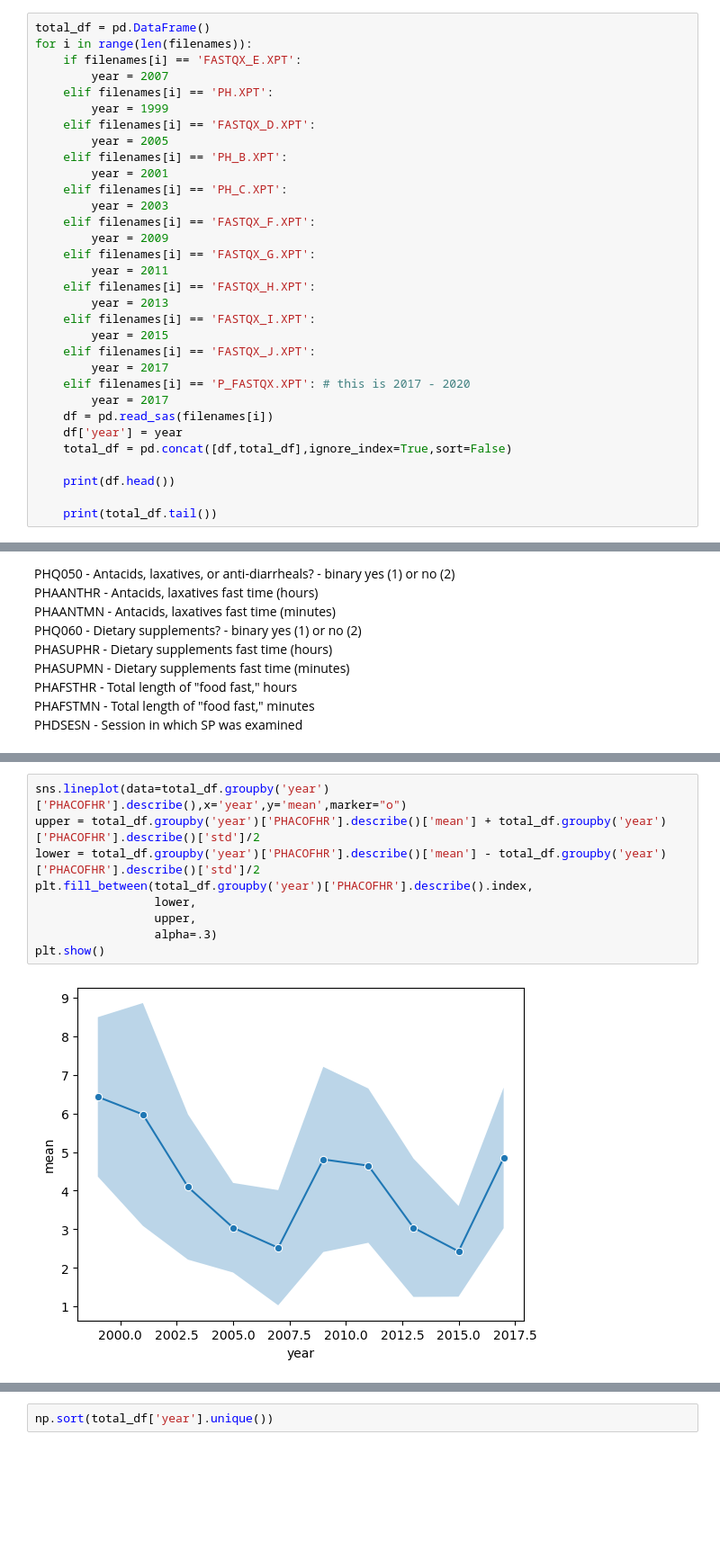
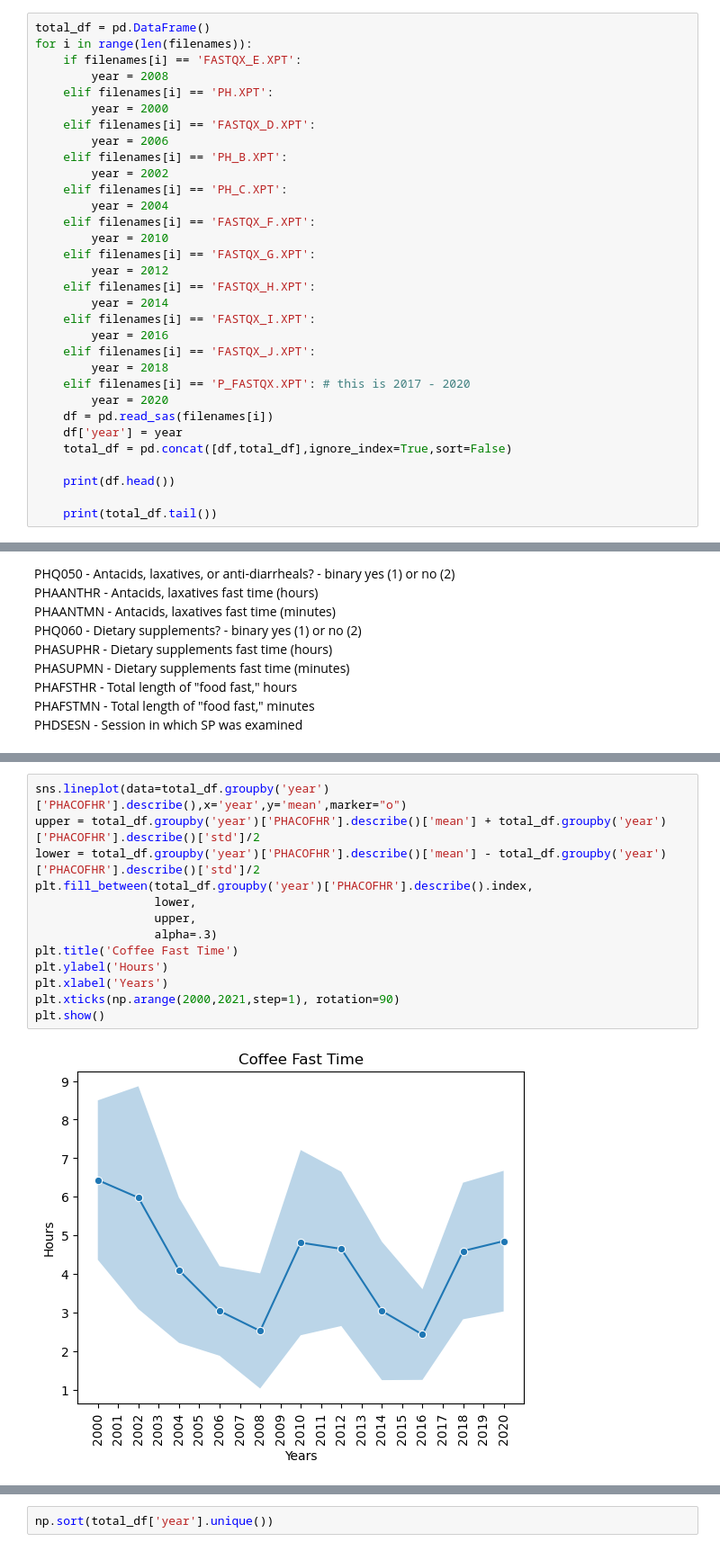
Before and after one commit to kpark11/Springboard, a Jupyter notebook: Data-Storytelling-Unit-18/NHANES_fasting/analysis.ipynb, the cells around one changed output, grey strips where cells are left out. Shown at 90% size. Drawn from its saved outputs; the diff is of its cells as text; blank space fills up the shorter version.

```diff
--- a/Data-Storytelling-Unit-18/NHANES_fasting/analysis.ipynb
+++ b/Data-Storytelling-Unit-18/NHANES_fasting/analysis.ipynb
@@ -23,27 +24,27 @@ filenames
 total_df = pd.DataFrame()
 for i in range(len(filenames)):
     if filenames[i] == 'FASTQX_E.XPT':
-        year = 2007
+        year = 2008
     elif filenames[i] == 'PH.XPT':
-        year = 1999
+        year = 2000
     elif filenames[i] == 'FASTQX_D.XPT':
-        year = 2005
+        year = 2006
     elif filenames[i] == 'PH_B.XPT':
-        year = 2001
+        year = 2002
     elif filenames[i] == 'PH_C.XPT':
-        year = 2003
+        year = 2004
     elif filenames[i] == 'FASTQX_F.XPT':
-        year = 2009
+        year = 2010
     elif filenames[i] == 'FASTQX_G.XPT':
-        year = 2011
+        year = 2012
     elif filenames[i] == 'FASTQX_H.XPT':
-        year = 2013
+        year = 2014
     elif filenames[i] == 'FASTQX_I.XPT':
-        year = 2015
+        year = 2016
     elif filenames[i] == 'FASTQX_J.XPT':
-        year = 2017
+        year = 2018
     elif filenames[i] == 'P_FASTQX.XPT': # this is 2017 - 2020
-        year = 2017
+        year = 2020
     df = pd.read_sas(filenames[i])
     df['year'] = year
     total_df = pd.concat([df,total_df],ignore_index=True,sort=False)
@@ -152,14 +154,18 @@ total_df.groupby('year')['PHACOFHR'].describe()
 # %%
 sns.lineplot(data=total_df.groupby('year')['PHACOFHR'].describe(),x='year',y='mean',marker="o")
 upper = total_df.groupby('year')['PHACOFHR'].describe()['mean'] + total_df.groupby('year')['PHACOFHR'].describe()['std']/2
 lower = total_df.groupby('year')['PHACOFHR'].describe()['mean'] - total_df.groupby('year')['PHACOFHR'].describe()['std']/2
 plt.fill_between(total_df.groupby('year')['PHACOFHR'].describe().index,
                  lower,
                  upper,
                  alpha=.3)
+plt.title('Coffee Fast Time')
+plt.ylabel('Hours')
+plt.xlabel('Years')
+plt.xticks(np.arange(2000,2021,step=1), rotation=90)
 plt.show()
 # %% [output]
-[figure, old version]
+[figure, new version]
 # %%
 total_df.groupby('year')['PHACOFMN'].describe()
 # %% [output]
```
Also changed, not shown: parts of 25 cells of this notebook, 1 other file.
